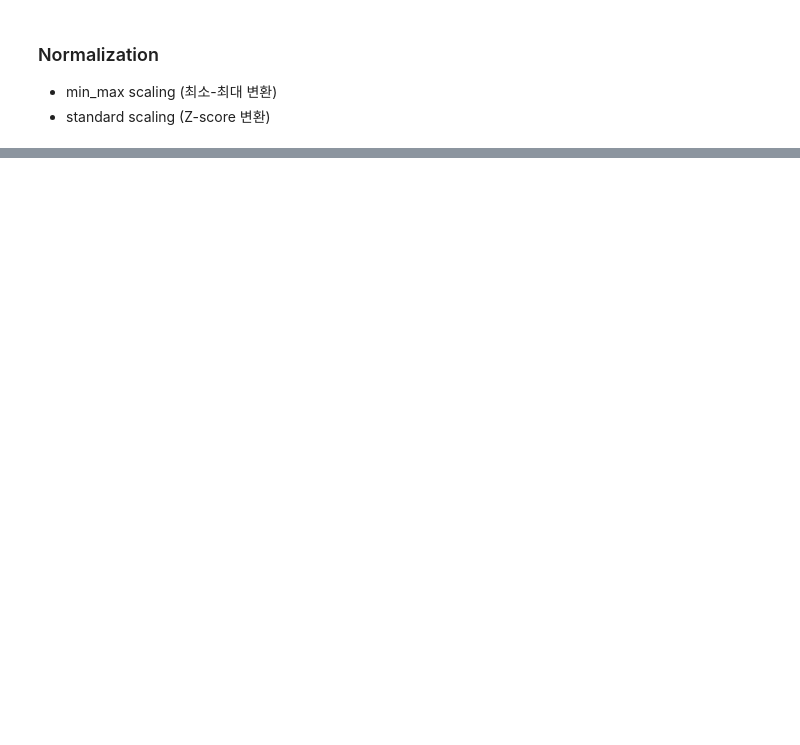
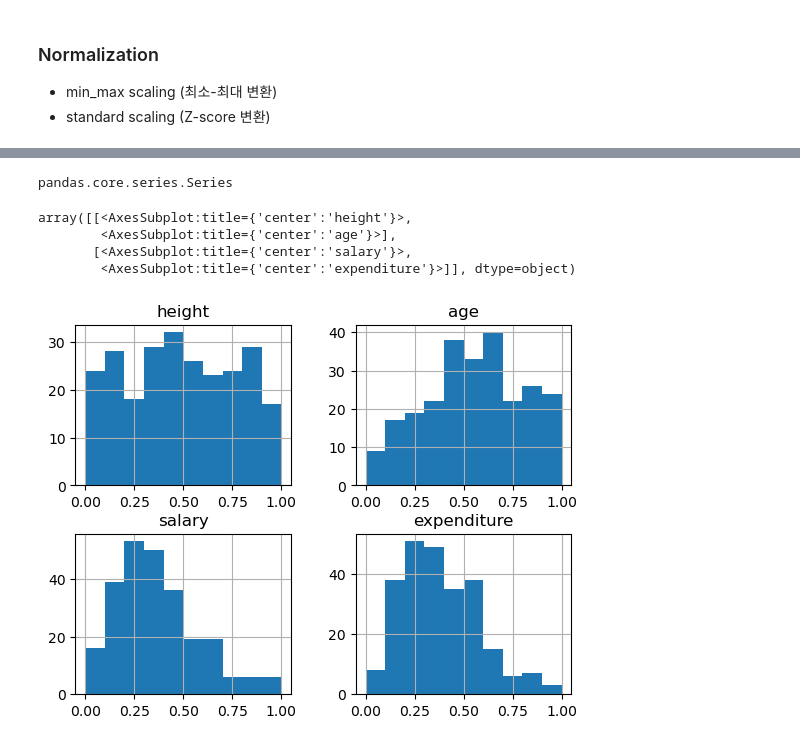
Before and after one commit to looloo404/AI-Basic, a Jupyter notebook: [Workbook]ch4 데이터전처리.ipynb, the cells around one changed output, grey strips where cells are left out. Saved outputs shown, nothing was run; the diff lists cells and outputs as text; code cells hidden in the pictures; blank space fills up the shorter version.

```diff
--- a/[Workbook]ch4 데이터전처리.ipynb
+++ b/[Workbook]ch4 데이터전처리.ipynb
@@ -189,0 +326,8 @@ Name: age, Length: 234, dtype: float64
+# %%
+# min_max scaling (최소-최대 변환)
+from sklearn.preprocessing import MinMaxScaler, StandardScaler
+
+model = MinMaxScaler().fit(df[['height','age','salary','expenditure']].values)
+minmax = model.transform(df[['height','age','salary','expenditure']])
+df_min_max = pd.DataFrame(minmax,columns = ['height','age','salary','expenditure'])
+df_min_max
@@ -190,2 +348,14 @@ Name: age, Length: 234, dtype: float64
+# %%
+
+type(df['height'])
+# %% [output]
+pandas.core.series.Series
 # %%
 # histogram 확인
+df_min_max.hist()
+# %% [output]
+array([[<AxesSubplot:title={'center':'height'}>,
+        <AxesSubplot:title={'center':'age'}>],
+       [<AxesSubplot:title={'center':'salary'}>,
+        <AxesSubplot:title={'center':'expenditure'}>]], dtype=object)
+[figure, added]
```
Also changed, not shown: parts of 35 cells of this notebook, 4 other files.
